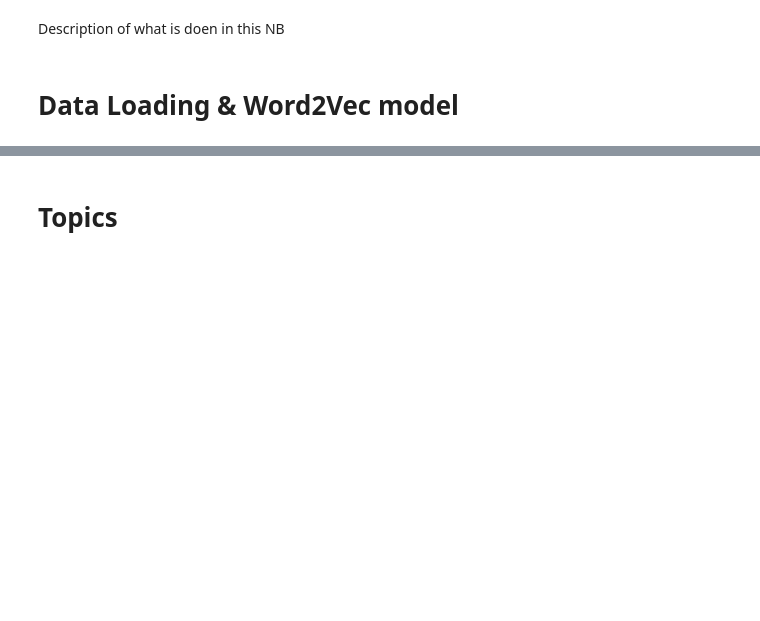
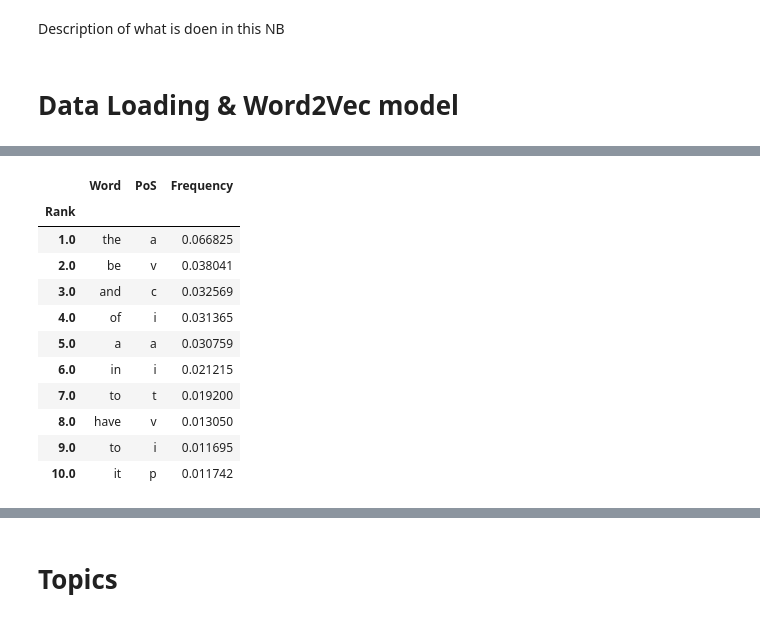
Before and after one commit to Jprost/ADA-Proj-18, a Jupyter notebook: WebScrap.ipynb, the cells around one changed output, grey strips where cells are left out. Cells and saved outputs as stored; diff of their text form; code cells hidden in the pictures; blank space fills up the shorter version.

```diff
--- a/WebScrap.ipynb
+++ b/WebScrap.ipynb
@@ -19,6 +21,7 @@ from bokeh.palettes import Category20
 # %%
 data='Data/russian-troll-tweets/IRAhandle_tweets_'
 pickle_files='Pickles/'
+WORD_FREQ = 'Data/wordfrea.xlsx'
 # %% [markdown]
 # Introduction
 # %% [markdown]
@@ -45,3 +48,25 @@ df.head()
+# %%
+#load data frequency from http://www.wordfrequency.info
+wordfrequency = pd.read_excel(WORD_FREQ, header=0, index_col=[0], usecols=3).dropna()
+wordfrequency.Frequency = wordfrequency.Frequency/(wordfrequency.Frequency.sum())
+wordfrequency.rename(columns={'\xa0\xa0\xa0Word' : 'Word', 'Part of speech' : 'PoS'}, inplace=True)
+wordfrequency.Word = wordfrequency.apply(lambda row: row['Word'].replace("\xa0\xa0\xa0", ''), axis=1)
+#pos = wordfrequency[["Word", "PoS"]]
+#wordfrequency = pd.DataFrame(wordfrequency.groupby("Word").Frequency.agg("sum"))
+wordfrequency.head(10)
+# %% [output]
+|  | Word | PoS | Frequency |
+| Rank |  |  |  |
+| 1.0 | the | a | 0.066825 |
+| 2.0 | be | v | 0.038041 |
+| 3.0 | and | c | 0.032569 |
+| 4.0 | of | i | 0.031365 |
+| 5.0 | a | a | 0.030759 |
+| 6.0 | in | i | 0.021215 |
+| 7.0 | to | t | 0.019200 |
+| 8.0 | have | v | 0.013050 |
+| 9.0 | to | i | 0.011695 |
+| 10.0 | it | p | 0.011742 |
 # %%
 embedding=100
 #non empty clean tweet
```
Also changed, not shown: parts of 19 cells of this notebook.
